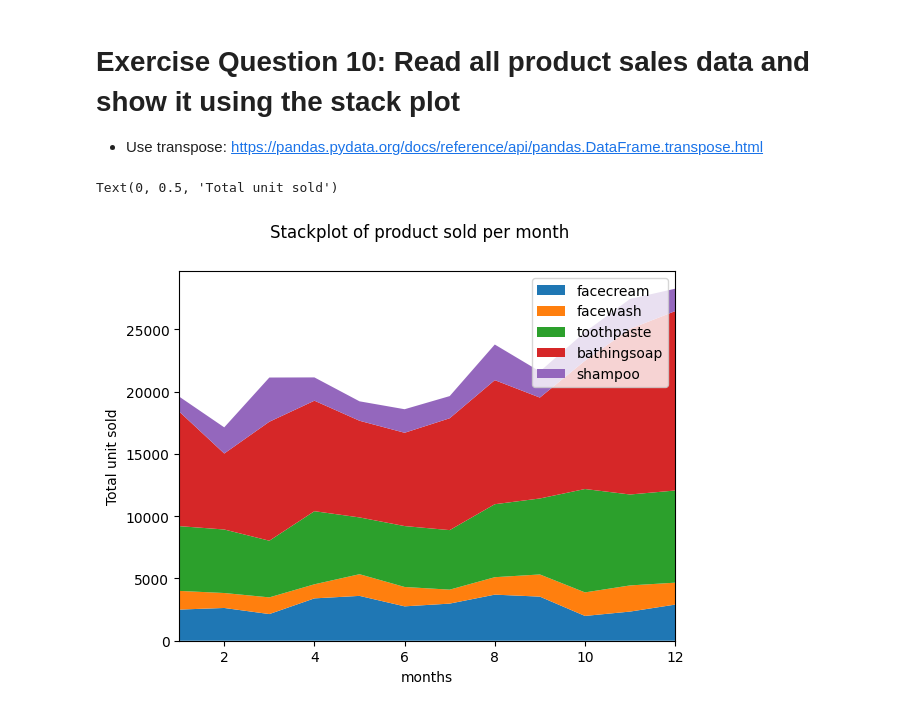
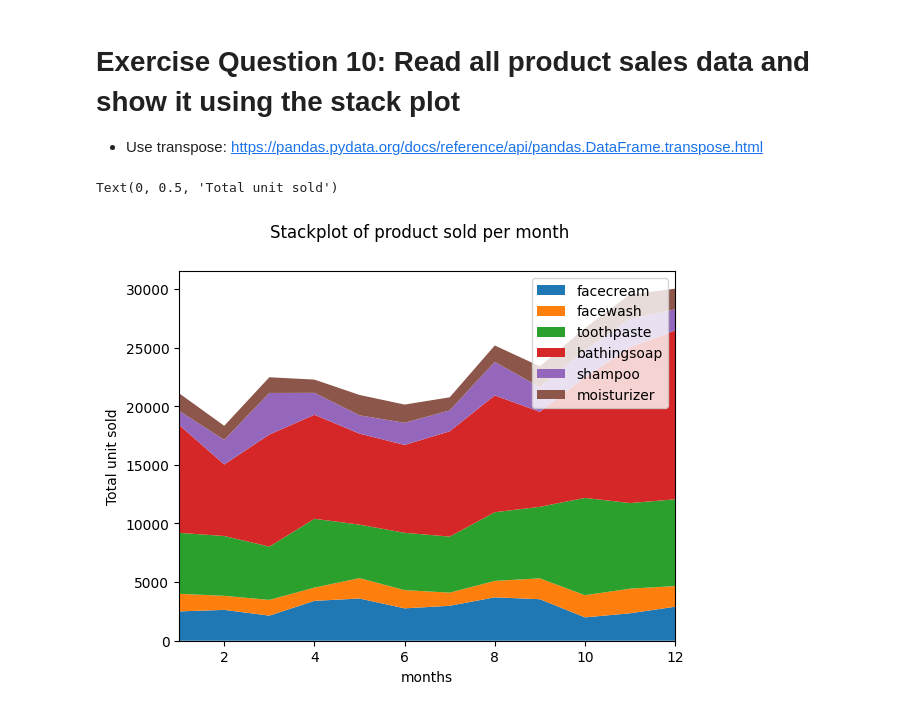
Before and after one commit to jia-von/junior-data-analyst, a Jupyter notebook: 20230721/activity_matplotlib.ipynb, the cells around one changed output. Cells and saved outputs as stored; diff of their text form; code cells hidden in the pictures.

```diff
--- a/20230721/activity_matplotlib.ipynb
+++ b/20230721/activity_matplotlib.ipynb
@@ -170,16 +176,19 @@ plt.xlim(1,12)
 # Exercise Question 10: Read all product sales data and show it using the stack plot
 - Use transpose: https://pandas.pydata.org/docs/reference/api/pandas.DataFrame.transpose.html
 # %%
-# transpose y axis so the dimension is identical to x
-y = df[['facecream','facewash','toothpaste','bathingsoap','shampoo']].transpose()
+# transpose the data so that the dimensions are the same
+y = df[['facecream','facewash','toothpaste','bathingsoap','shampoo','moisturizer']].transpose()
 x = df['month_number']
 
-plt.stackplot(x,y,labels=['facecream','facewash','toothpaste','bathingsoap','shampoo'])
+# plot
+#fig, ax = plt.subplots()
+#ax.stackplot(x,y)
+plt.stackplot(x,y,labels=['facecream','facewash','toothpaste','bathingsoap','shampoo','moisturizer'])
 plt.legend()
 plt.xlim(1,12)
 plt.suptitle('Stackplot of product sold per month')
 plt.xlabel('months')
 plt.ylabel('Total unit sold')
 # %% [output]
 Text(0, 0.5, 'Total unit sold')
-[figure, old version]
+[figure, new version]
```
Also changed, not shown: parts of 5 cells of this notebook.
